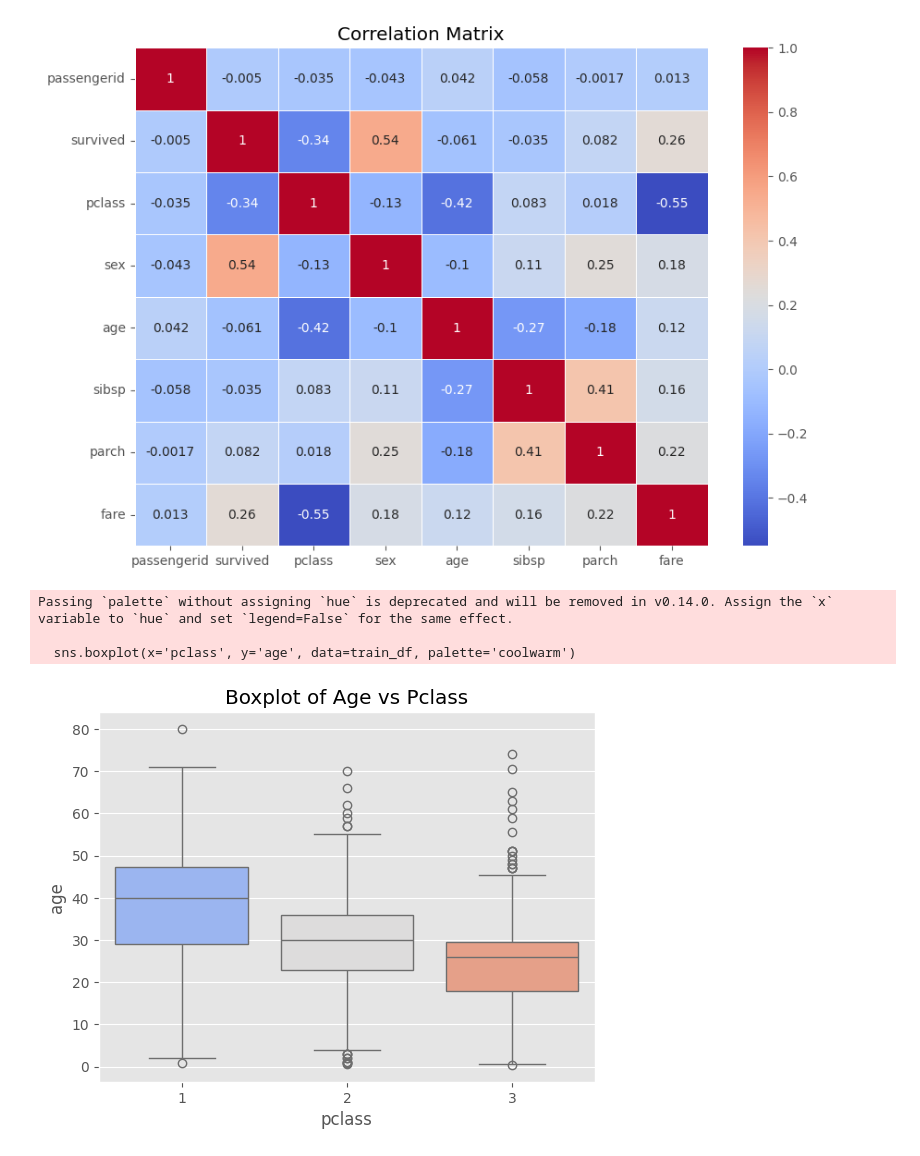
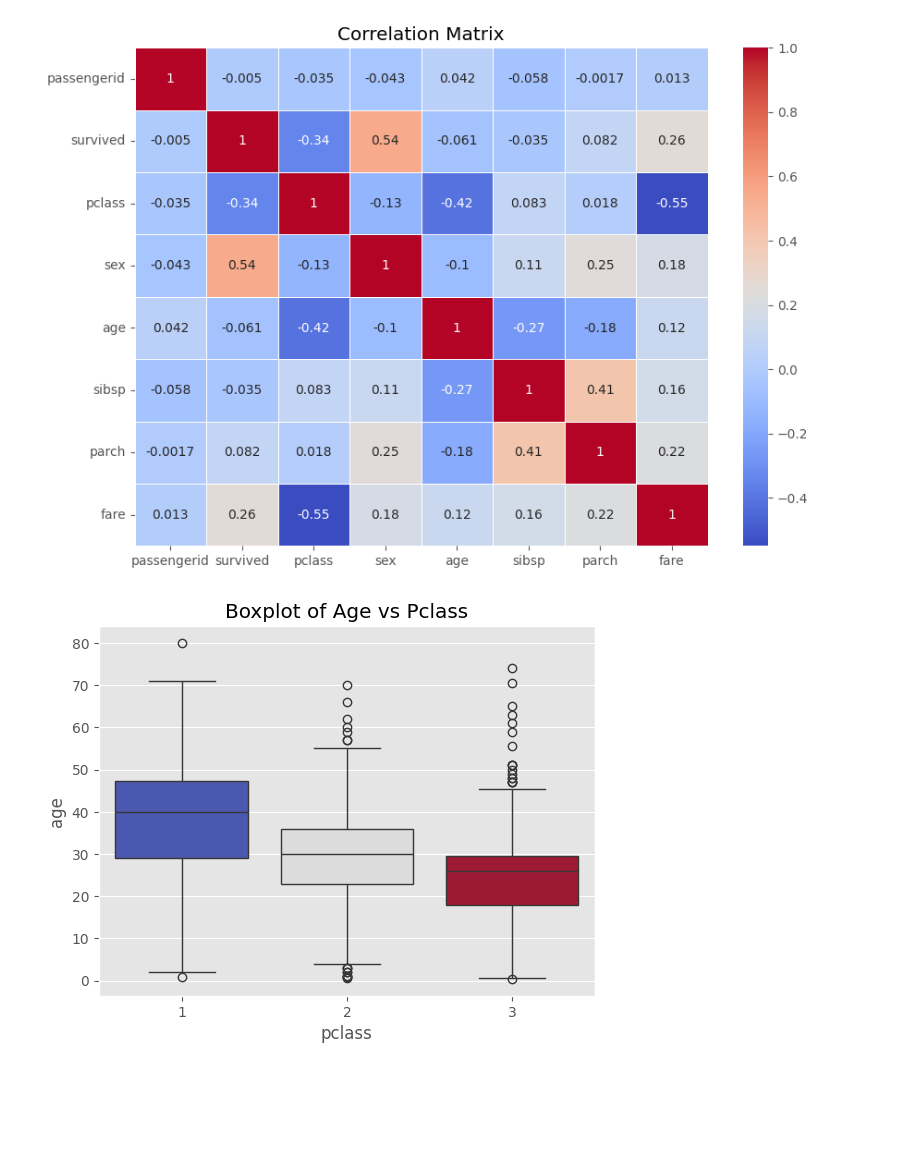
Before and after one commit to JMCoC/ml_engineer_roadmap, a Jupyter notebook: projects/6. TitanicEda/notebooks/titanic_eda.ipynb, the cells around one changed output. Drawn from its saved outputs; the diff is of its cells as text; code cells hidden in the pictures; blank space fills up the shorter version.

```diff
--- a/projects/6. TitanicEda/notebooks/titanic_eda.ipynb
+++ b/projects/6. TitanicEda/notebooks/titanic_eda.ipynb
@@ -291,11 +314,9 @@ plt.show()
 # %% [output]
 [figure]
 # %%
-sns.boxplot(x='pclass', y='age', data=train_df, palette='coolwarm')
+sns.boxplot(x='pclass', y='age', hue='pclass', data=train_df, palette='coolwarm', dodge=False)
 plt.title('Boxplot of Age vs Pclass')
+plt.legend([],[], frameon=False)
 plt.show()
 # %% [output]
-Passing `palette` without assigning `hue` is deprecated and will be removed in v0.14.0. Assign the `x` variable to `hue` and set `legend=False` for the same effect.
-
-  sns.boxplot(x='pclass', y='age', data=train_df, palette='coolwarm')
-[figure, old version]
+[figure, new version]
```
Also changed, not shown: parts of 11 cells of this notebook, 4 other files.
